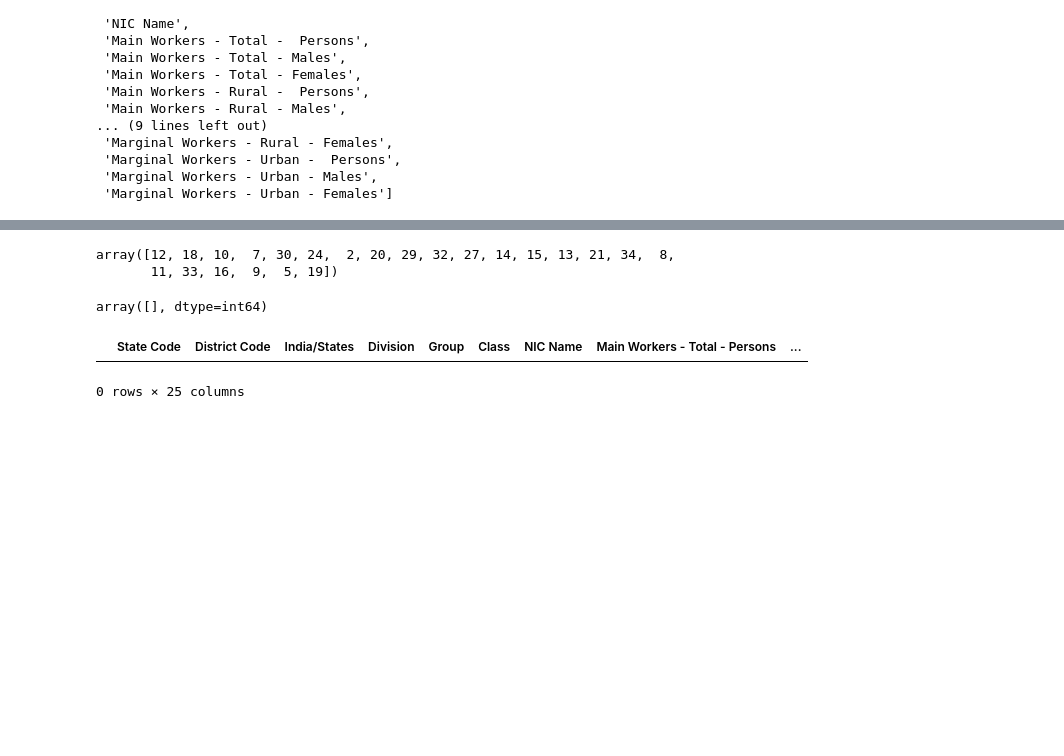
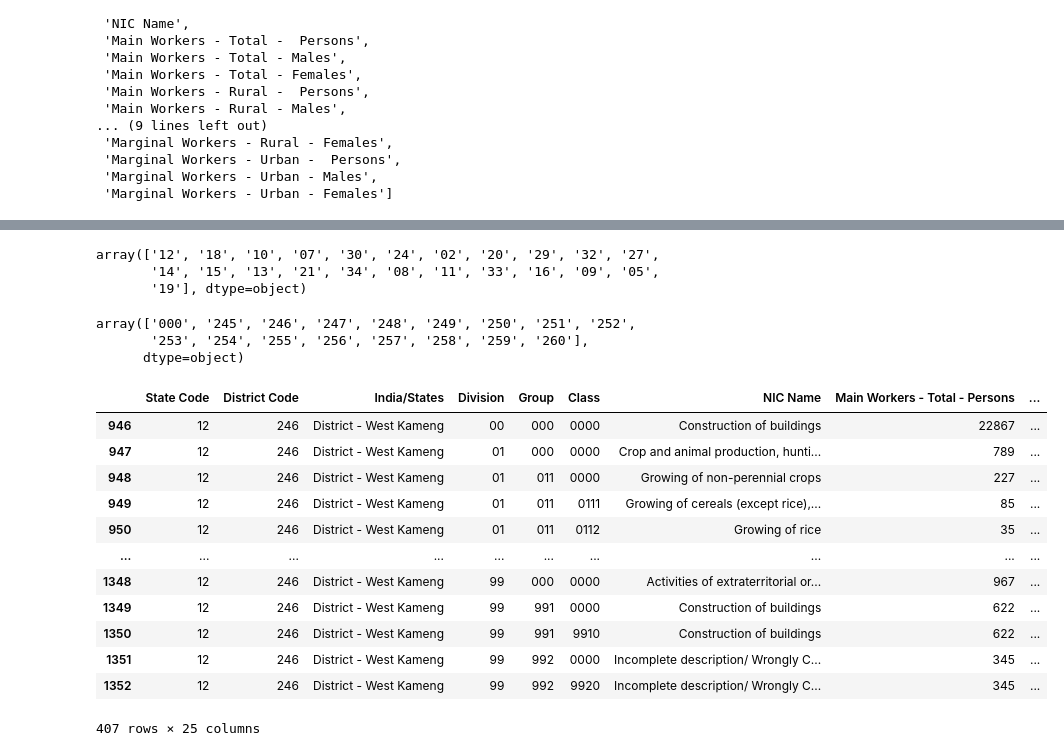
Before and after one commit to Thejasrajsathyamoorthy/Industrial-Human-Resources, a Jupyter notebook: HR_1.ipynb, the cells around one changed output, grey strips where cells are left out. Saved outputs shown, nothing was run; the diff lists cells and outputs as text; code cells hidden in the pictures; blank space fills up the shorter version.

```diff
--- a/HR_1.ipynb
+++ b/HR_1.ipynb
@@ -48,3 +49,8 @@ df.shape
+# %%
+# Replacing where NIC Name is 'Blank' and 'Total' to Construction of buildings
+
+df['NIC Name'] = df['NIC Name'].replace('Blank', 'Construction of buildings')
+df['NIC Name'] = df['NIC Name'].replace('Total', 'Construction of buildings')
 # %%
 df.info()
 # %% [output]
@@ -65,10 +71,6 @@ Data columns (total 25 columns):
  24  Marginal Workers - Urban - Females   195145 non-null  int64
 dtypes: int64(18), object(7)
 memory usage: 37.2+ MB
-# %%
-# Converting to numerical columns
-numeric_cols = ['State Code', 'District Code', 'Division', 'Group', 'Class']
-df[numeric_cols] = df[numeric_cols].apply(pd.to_numeric, errors='coerce')
 # %%
 df.isnull().sum()
 # %% [output]
@@ -161,15 +196,30 @@ dtype: int64
 # %%
 df["State Code"].unique()
 # %% [output]
-array([12, 18, 10,  7, 30, 24,  2, 20, 29, 32, 27, 14, 15, 13, 21, 34,  8,
-       11, 33, 16,  9,  5, 19])
+array(['12', '18', '10', '07', '30', '24', '02', '20', '29', '32', '27',
+       '14', '15', '13', '21', '34', '08', '11', '33', '16', '09', '05',
+       '19'], dtype=object)
 # %%
-df_s = df[df["State Code"] == "33"]
+df_s = df[df["State Code"] == "12"]
 df_s["District Code"].unique()
 # %% [output]
-array([], dtype=int64)
+array(['000', '245', '246', '247', '248', '249', '250', '251', '252',
+       '253', '254', '255', '256', '257', '258', '259', '260'],
+      dtype=object)
 # %%
-df_s[df_s["District Code"] == "602"]
+df_d = df_s[df_s["District Code"] == "246"]
+df_d
 # %% [output]
 |  | State Code | District Code | India/States | Division | Group | Class | NIC Name | Main Workers - Total - Persons | ... |
+| 946 | 12 | 246 | District - West Kameng | 00 | 000 | 0000 | Construction of buildings | 22867 | ... |
+| 947 | 12 | 246 | District - West Kameng | 01 | 000 | 0000 | Crop and animal production, hunti... | 789 | ... |
+| 948 | 12 | 246 | District - West Kameng | 01 | 011 | 0000 | Growing of non-perennial crops | 227 | ... |
+| 949 | 12 | 246 | District - West Kameng | 01 | 011 | 0111 | Growing of cereals (except rice),... | 85 | ... |
+| 950 | 12 | 246 | District - West Kameng | 01 | 011 | 0112 | Growing of rice | 35 | ... |
+| ... | ... | ... | ... | ... | ... | ... | ... | ... | ... |
+| 1348 | 12 | 246 | District - West Kameng | 99 | 000 | 0000 | Activities of extraterritorial or... | 967 | ... |
+| 1349 | 12 | 246 | District - West Kameng | 99 | 991 | 0000 | Construction of buildings | 622 | ... |
+| 1350 | 12 | 246 | District - West Kameng | 99 | 991 | 9910 | Construction of buildings | 622 | ... |
+| 1351 | 12 | 246 | District - West Kameng | 99 | 992 | 0000 | Incomplete description/ Wrongly C... | 345 | ... |
+| 1352 | 12 | 246 | District - West Kameng | 99 | 992 | 9920 | Incomplete description/ Wrongly C... | 345 | ... |
-0 rows × 25 columns
+407 rows × 25 columns
```
Also changed, not shown: parts of 6 cells of this notebook.
